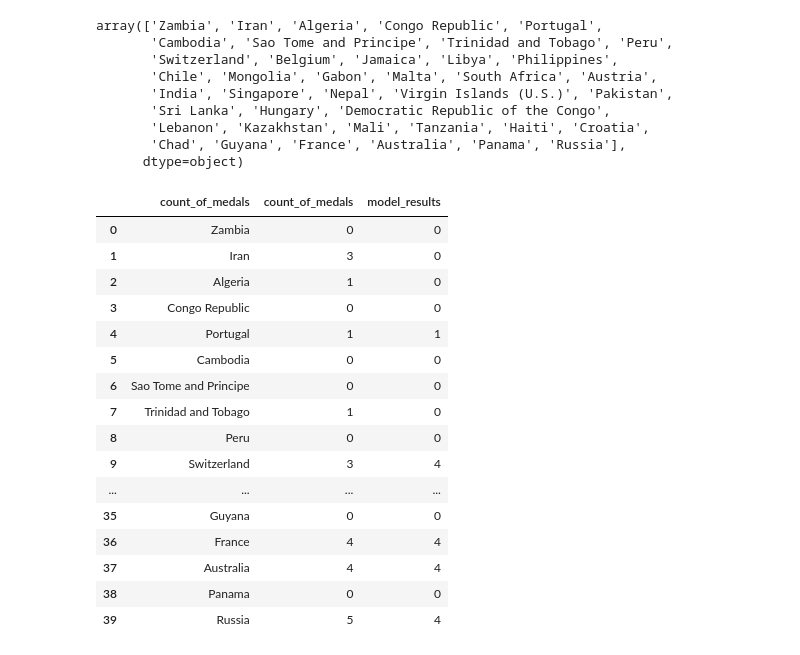
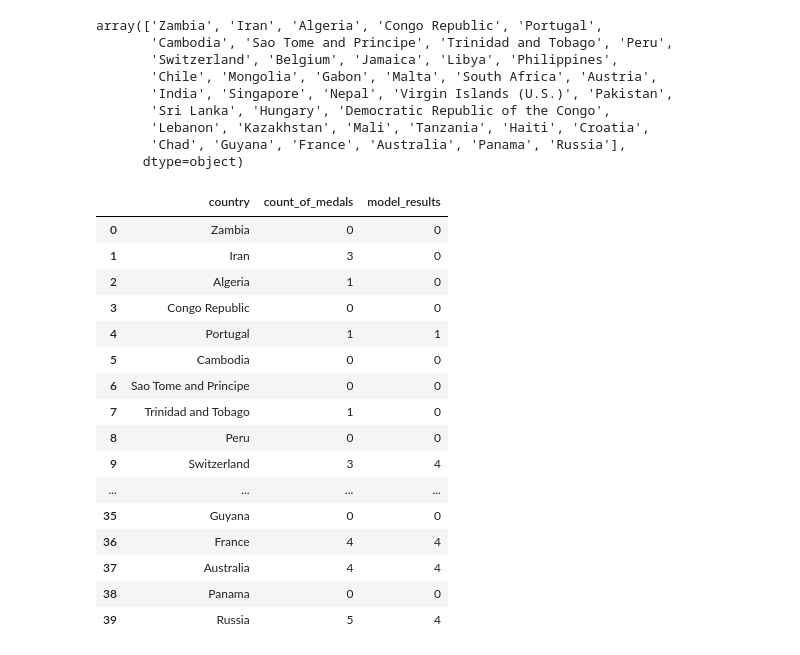
Before and after one commit to lubib/Group_3_final_project, a Jupyter notebook: model_optimization/neural_network_model_optimization-attempt2.ipynb, the cells around one changed output. Saved outputs shown, nothing was run; the diff lists cells and outputs as text; code cells hidden in the pictures.

Commit message:
renamed columns; added technologies used to README

```diff
--- a/model_optimization/neural_network_model_optimization-attempt2.ipynb
+++ b/model_optimization/neural_network_model_optimization-attempt2.ipynb
@@ -329,13 +329,13 @@ array(['Zambia', 'Iran', 'Algeria', 'Congo Republic', 'Portugal',
 # %%
 # Creating DF of model result countries
 results_df = pd.DataFrame(y_test_countries)
 results_df['count_of_medals'] = y_test_values
 results_df['model_results'] = nn.predict_classes(X_test_scaled)
-results_df = results_df.rename(columns={results_df.columns[0]: "count_of_medals"})
+results_df = results_df.rename(columns={results_df.columns[0]: "country"})
 
 results_df
 # %% [output]
-|  | count_of_medals | count_of_medals | model_results |
+|  | country | count_of_medals | model_results |
 | 0 | Zambia | 0 | 0 |
 | 1 | Iran | 3 | 0 |
 | 2 | Algeria | 1 | 0 |
```
Also changed, not shown: 4 other files.
